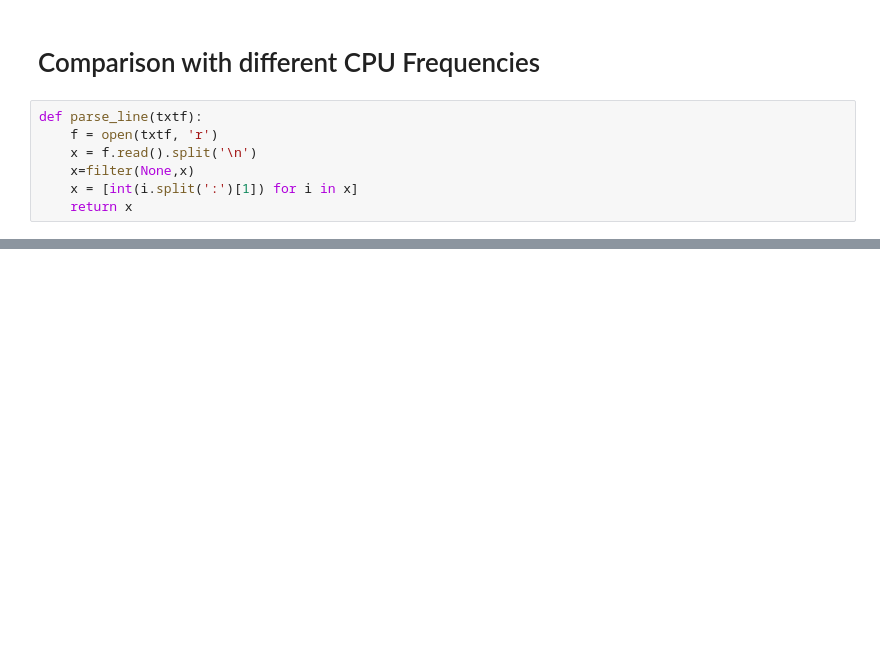
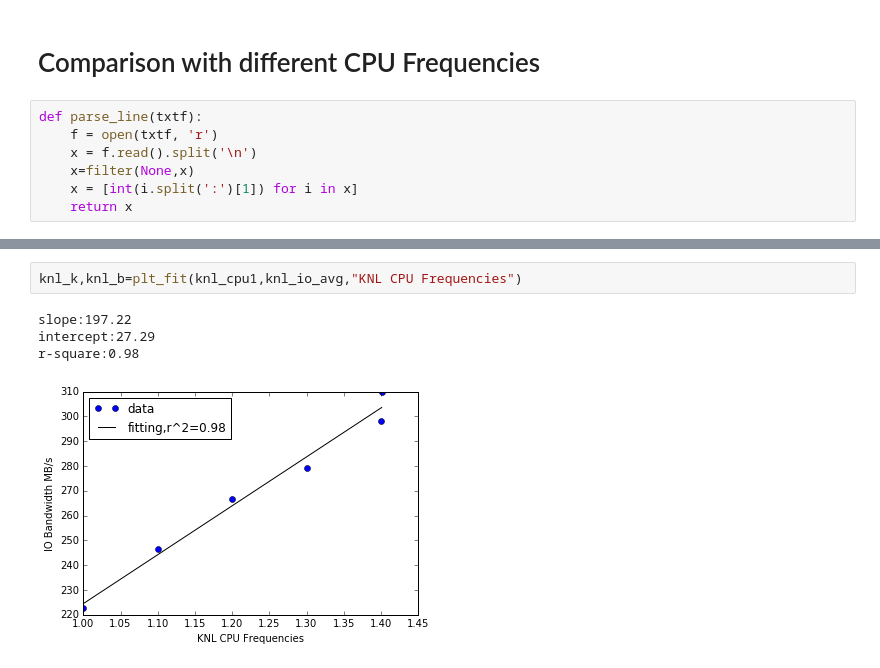
Before and after one commit to NERSC/heterogeneous-IO, a Jupyter notebook: cpu/plot/hio.ipynb, the cells around one changed output, grey strips where cells are left out. Saved outputs shown, nothing was run; the diff lists cells and outputs as text; blank space fills up the shorter version.

```diff
--- a/cpu/plot/hio.ipynb
+++ b/cpu/plot/hio.ipynb
@@ -82,0 +94,7 @@ plt.legend()
+# %%
+knl_k,knl_b=plt_fit(knl_cpu1,knl_io_avg,"KNL CPU Frequencies")
+# %% [output]
+slope:197.22
+intercept:27.29
+r-square:0.98
+[figure, added]
```
Also changed, not shown: parts of 11 cells of this notebook.
